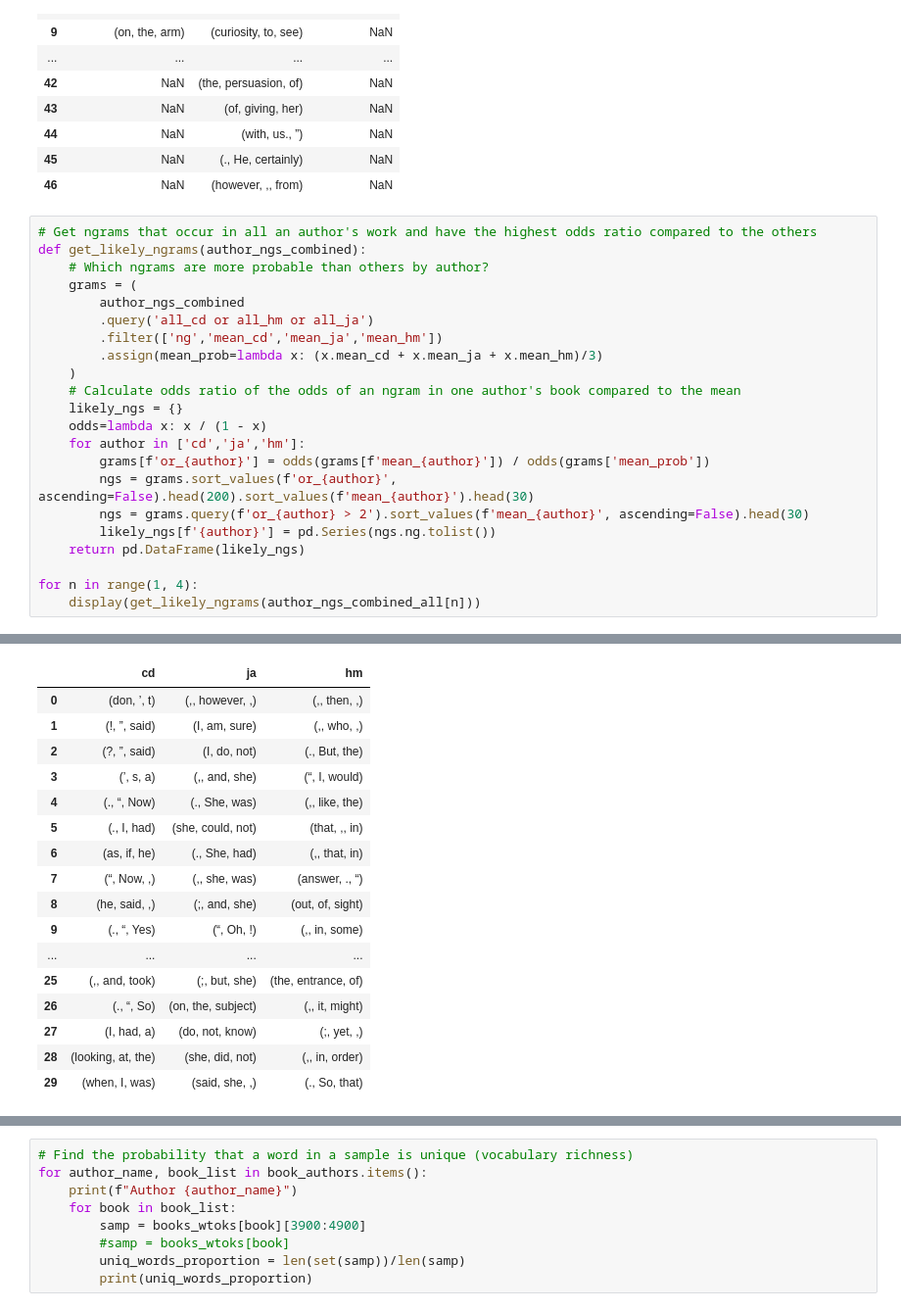
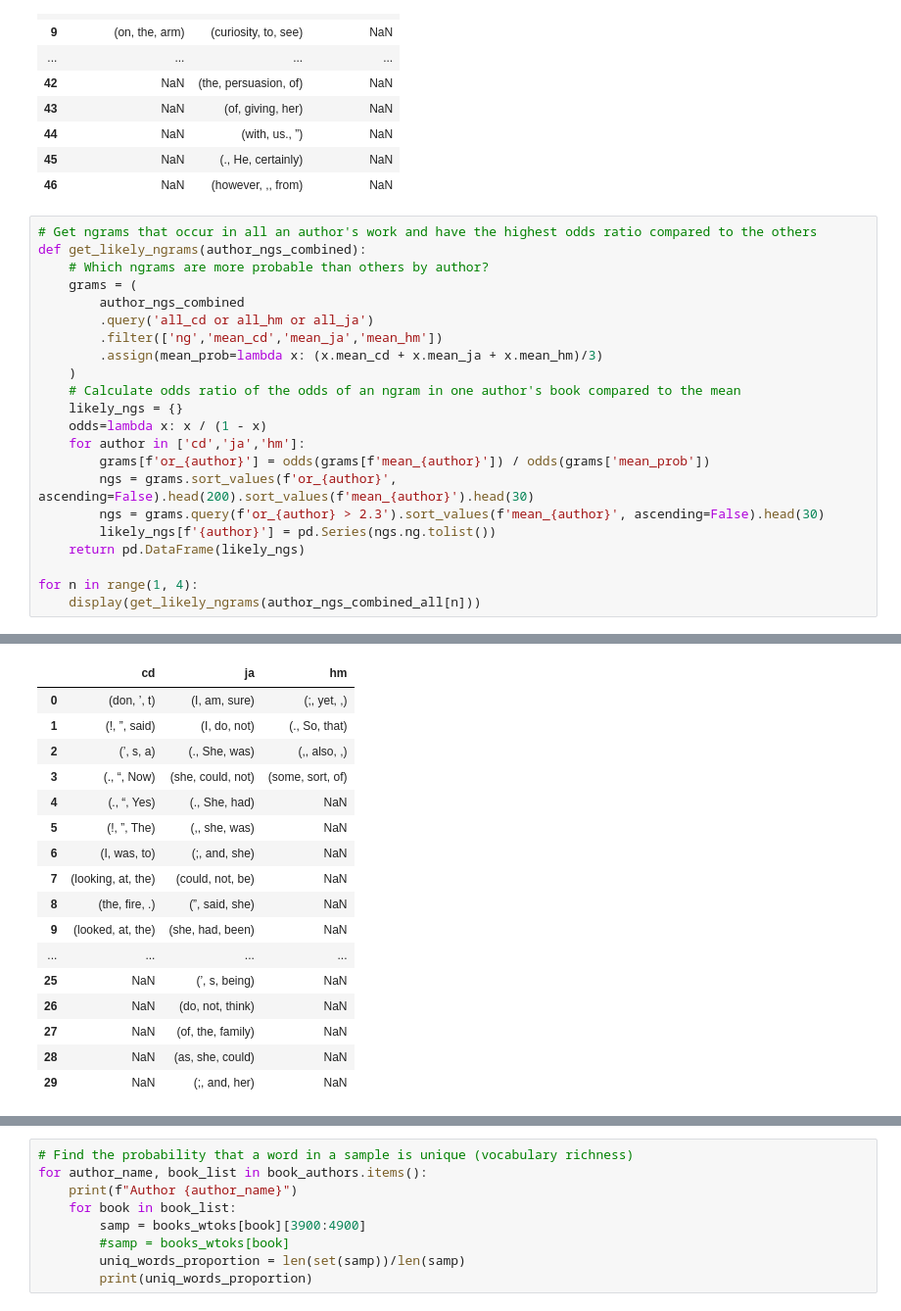
Before and after one commit to accuracy-eminent/writing_style_detection, a Jupyter notebook: eda.ipynb, the cells around one changed output, grey strips where cells are left out. Shown at 98% size. Drawn from its saved outputs; the diff is of its cells as text.

```diff
--- a/eda.ipynb
+++ b/eda.ipynb
@@ -254,7 +254,7 @@ def get_likely_ngrams(author_ngs_combined):
     for author in ['cd','ja','hm']:
         grams[f'or_{author}'] = odds(grams[f'mean_{author}']) / odds(grams['mean_prob'])
         ngs = grams.sort_values(f'or_{author}', ascending=False).head(200).sort_values(f'mean_{author}').head(30)
-        ngs = grams.query(f'or_{author} > 2').sort_values(f'mean_{author}', ascending=False).head(30)
+        ngs = grams.query(f'or_{author} > 2.3').sort_values(f'mean_{author}', ascending=False).head(30)
         likely_ngs[f'{author}'] = pd.Series(ngs.ng.tolist())
     return pd.DataFrame(likely_ngs)
 
@@ -298,19 +298,19 @@ for n in range(1, 4):
 |  | cd | ja | hm |
-| 0 | (don, ’, t) | (,, however, ,) | (,, then, ,) |
-| 1 | (!, ”, said) | (I, am, sure) | (,, who, ,) |
-| 2 | (?, ”, said) | (I, do, not) | (., But, the) |
-| 3 | (’, s, a) | (,, and, she) | (“, I, would) |
-| 4 | (., “, Now) | (., She, was) | (,, like, the) |
-| 5 | (., I, had) | (she, could, not) | (that, ,, in) |
-| 6 | (as, if, he) | (., She, had) | (,, that, in) |
-| 7 | (“, Now, ,) | (,, she, was) | (answer, ., “) |
-| 8 | (he, said, ,) | (;, and, she) | (out, of, sight) |
-| 9 | (., “, Yes) | (“, Oh, !) | (,, in, some) |
+| 0 | (don, ’, t) | (I, am, sure) | (;, yet, ,) |
+| 1 | (!, ”, said) | (I, do, not) | (., So, that) |
+| 2 | (’, s, a) | (., She, was) | (,, also, ,) |
+| 3 | (., “, Now) | (she, could, not) | (some, sort, of) |
+| 4 | (., “, Yes) | (., She, had) | NaN |
+| 5 | (!, ”, The) | (,, she, was) | NaN |
+| 6 | (I, was, to) | (;, and, she) | NaN |
+| 7 | (looking, at, the) | (could, not, be) | NaN |
+| 8 | (the, fire, .) | (”, said, she) | NaN |
+| 9 | (looked, at, the) | (she, had, been) | NaN |
 | ... | ... | ... | ... |
-| 25 | (,, and, took) | (;, but, she) | (the, entrance, of) |
-| 26 | (., “, So) | (on, the, subject) | (,, it, might) |
-| 27 | (I, had, a) | (do, not, know) | (;, yet, ,) |
-| 28 | (looking, at, the) | (she, did, not) | (,, in, order) |
-| 29 | (when, I, was) | (said, she, ,) | (., So, that) |
+| 25 | NaN | (’, s, being) | NaN |
+| 26 | NaN | (do, not, think) | NaN |
+| 27 | NaN | (of, the, family) | NaN |
+| 28 | NaN | (as, she, could) | NaN |
+| 29 | NaN | (;, and, her) | NaN |
 # %%
 for n in range(1, 4):
```
Also changed, not shown: parts of 2 cells of this notebook, 1 other file.
